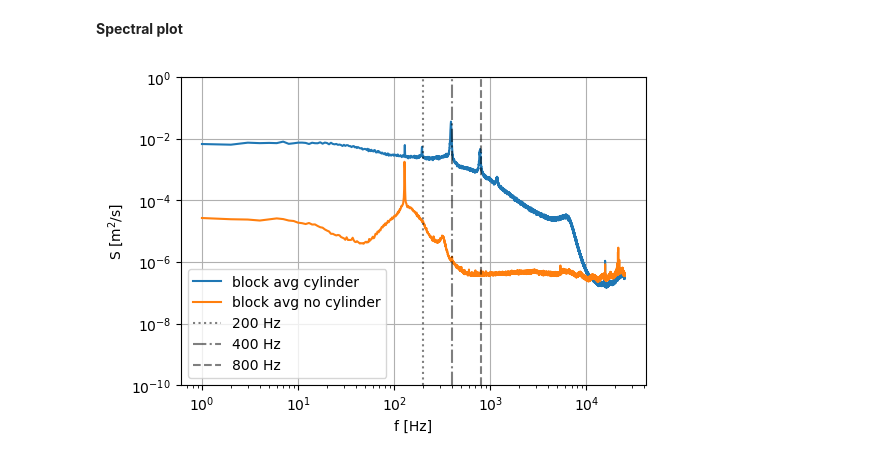
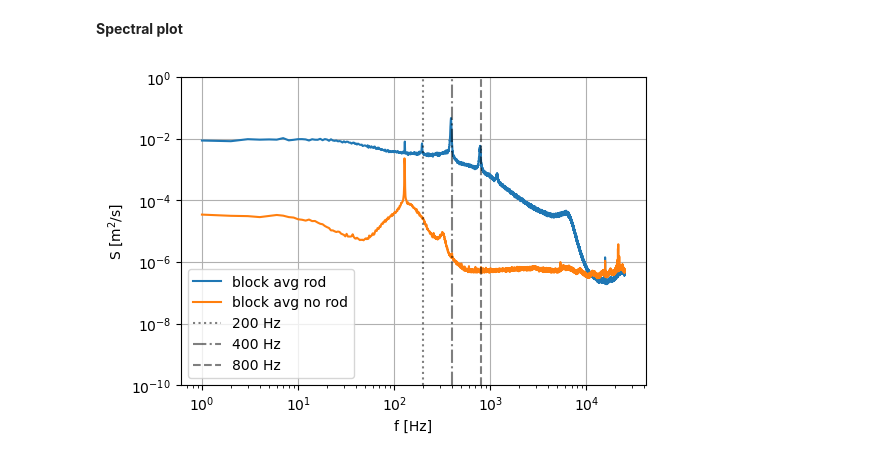
Before and after one commit to VictorLier/ExperimentalFluid, a Jupyter notebook: Hot-wire/spectral_plots_marc_vortex copy_jakob.ipynb, the cells around one changed output. Drawn from its saved outputs; the diff is of its cells as text; code cells hidden in the pictures.

```diff
--- a/Hot-wire/spectral_plots_marc_vortex copy_jakob.ipynb
+++ b/Hot-wire/spectral_plots_marc_vortex copy_jakob.ipynb
@@ -12,7 +12,7 @@ figure_size = (6,4)
 class Spectral:
     def __init__(self, folderpath):
         self.folderpath = folderpath
-        self.coefficients = np.loadtxt('polynomial_coefficients.txt')
+        self.coefficients = np.loadtxt('polynomial_coefficients_mean.txt')
         self.loaddata()
         self.n, self.nblock =  np.shape(self.u)
         self.dt = self.df.iloc[1, 0] - self.df.iloc[0, 0]
@@ -94,20 +94,20 @@ vortex.plot_autocorr()
 # %%
 plt.figure(figsize=figure_size)
 #plt.loglog(f[1:n//2], spectrum_blocks[1:n//2,0], linewidth=0.5, label='single block')
-plt.loglog(vortex.f[1:vortex.n//2], vortex.spectrum[1:vortex.n//2], color ='tab:blue' , linestyle = '-', label='block avg cylinder')
-plt.loglog(normal.f[1:vortex.n//2], normal.spectrum[1:normal.n//2], color ='tab:orange' , linestyle = '-', label='block avg no cylinder')
+plt.loglog(vortex.f[1:vortex.n//2], vortex.spectrum[1:vortex.n//2], color ='tab:blue' , linestyle = '-', label='block avg rod')
+plt.loglog(normal.f[1:vortex.n//2], normal.spectrum[1:normal.n//2], color ='tab:orange' , linestyle = '-', label='block avg no rod')
 plt.xlabel('f [Hz]')
 plt.ylabel(u'S [m$^2$/s]')
 #plt.title('Spectral Plot')
 plt.grid()
 
 plt.axvline(x=200, color='k', linestyle=':', label='200 Hz', alpha=0.5)
 plt.axvline(x=400, color='k', linestyle='-.', label='400 Hz', alpha=0.5)
 plt.axvline(x=800, color='k', linestyle='--', label='800 Hz', alpha=0.5)
 
 plt.legend()
 plt.ylim( 1e-10,1)
 
 plt.show()
 # %% [output]
-[figure, old version]
+[figure, new version]
```
Also changed, not shown: 54 other files.
